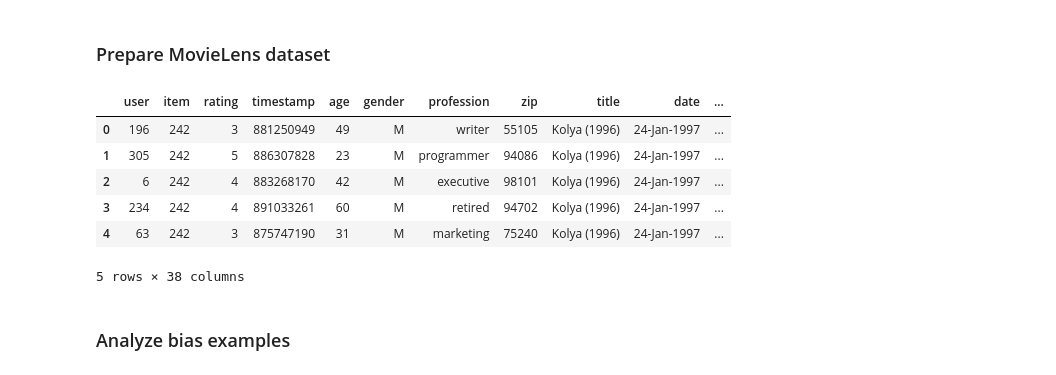
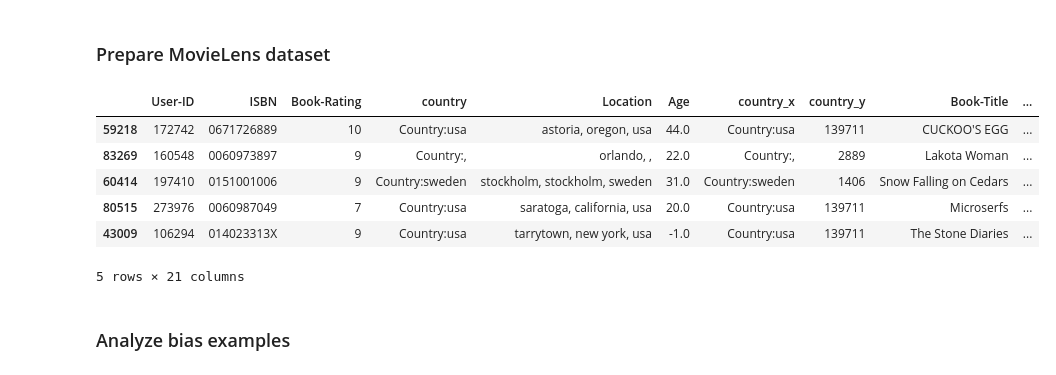
Before and after one commit to JoannaMisztalRadecka/recommendation-bias-detection, a Jupyter notebook: Bias detection for simulated examples.ipynb, the cells around one changed output. Cells and saved outputs as stored; diff of their text form; code cells hidden in the pictures.

```diff
--- a/Bias detection for simulated examples.ipynb
+++ b/Bias detection for simulated examples.ipynb
@@ -7,14 +8,16 @@ from data_preparation.movielens_100k import MovieLens100KData
 # %% [markdown]
 ### Prepare MovieLens dataset
 # %%
-data = MovieLens100KData(data_path='data/ml-100k')
+# data = MovieLens100KData(data_path='data/ml-100k')
+data = BookCrossingData(data_path='data/book-crossing', sample=100)
+
 ratings_with_metadata = data.get_ratings_with_metadata()
 ratings_with_metadata.head()
 # %% [output]
-|  | user | item | rating | timestamp | age | gender | profession | zip | title | date | ... |
-| 0 | 196 | 242 | 3 | 881250949 | 49 | M | writer | 55105 | Kolya (1996) | 24-Jan-1997 | ... |
-| 1 | 305 | 242 | 5 | 886307828 | 23 | M | programmer | 94086 | Kolya (1996) | 24-Jan-1997 | ... |
-| 2 | 6 | 242 | 4 | 883268170 | 42 | M | executive | 98101 | Kolya (1996) | 24-Jan-1997 | ... |
-| 3 | 234 | 242 | 4 | 891033261 | 60 | M | retired | 94702 | Kolya (1996) | 24-Jan-1997 | ... |
-| 4 | 63 | 242 | 3 | 875747190 | 31 | M | marketing | 75240 | Kolya (1996) | 24-Jan-1997 | ... |
+|  | User-ID | ISBN | Book-Rating | country | Location | Age | country_x | country_y | Book-Title | ... |
+| 59218 | 172742 | 0671726889 | 10 | Country:usa | astoria, oregon, usa | 44.0 | Country:usa | 139711 | CUCKOO'S EGG | ... |
+| 83269 | 160548 | 0060973897 | 9 | Country:, | orlando, , | 22.0 | Country:, | 2889 | Lakota Woman | ... |
+| 60414 | 197410 | 0151001006 | 9 | Country:sweden | stockholm, stockholm, sweden | 31.0 | Country:sweden | 1406 | Snow Falling on Cedars | ... |
+| 80515 | 273976 | 0060987049 | 7 | Country:usa | saratoga, california, usa | 20.0 | Country:usa | 139711 | Microserfs | ... |
+| 43009 | 106294 | 014023313X | 9 | Country:usa | tarrytown, new york, usa | -1.0 | Country:usa | 139711 | The Stone Diaries | ... |
-5 rows × 38 columns
+5 rows × 21 columns
```
Also changed, not shown: parts of 7 cells of this notebook, 7 other files.
